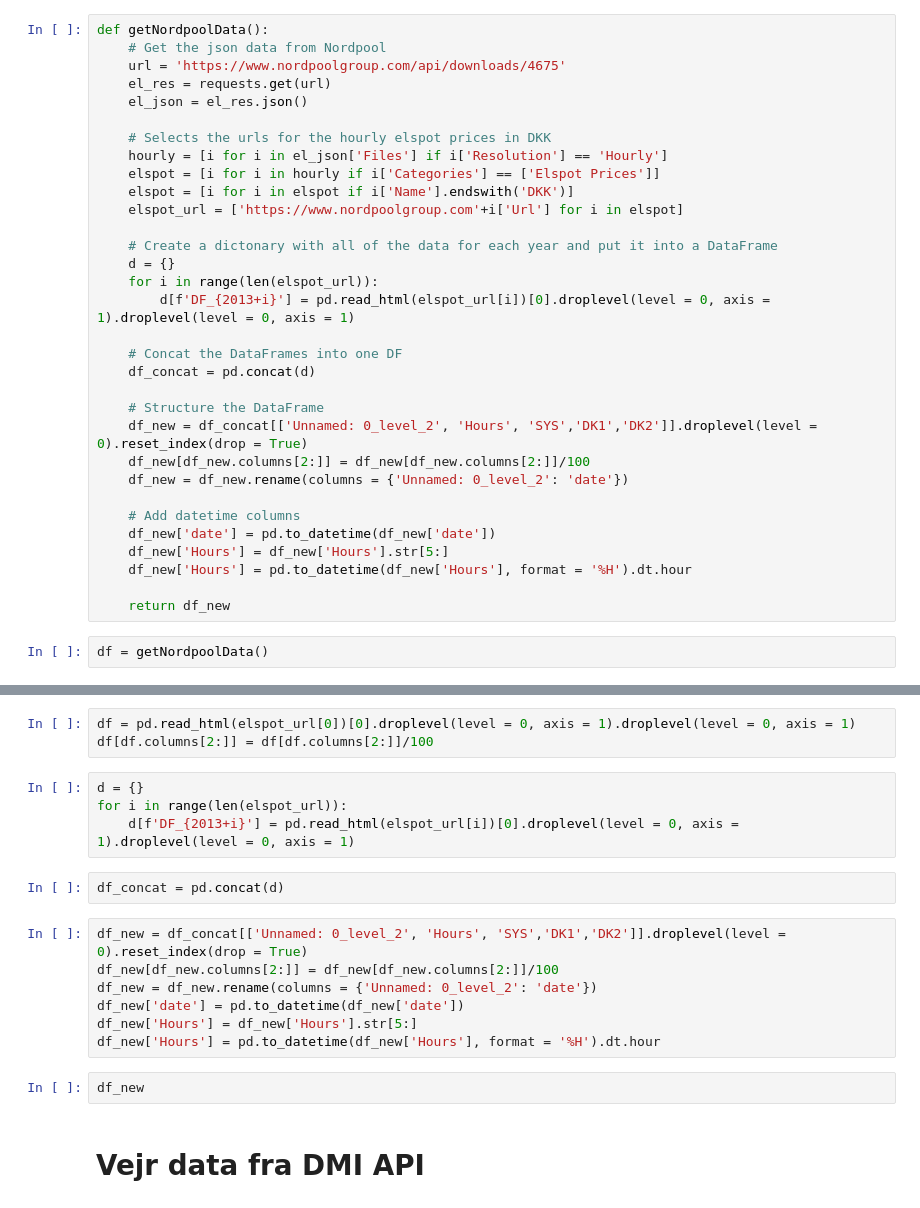
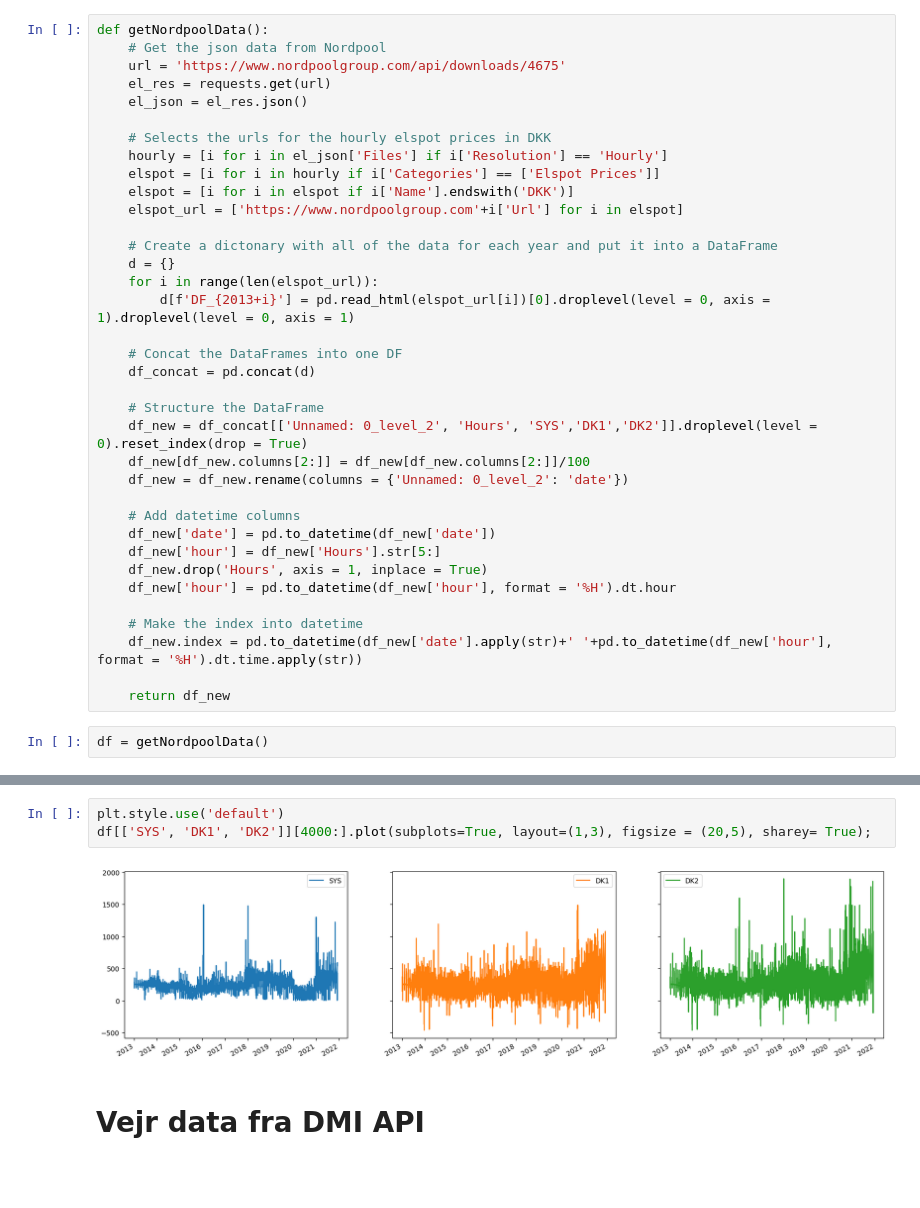
Before and after one commit to sjhpol/ISDS_arbejde, a Jupyter notebook: Exam/exam_project.ipynb, the cells around one changed output, grey strips where cells are left out. Cells and saved outputs as stored; diff of their text form; blank space fills up the shorter version.

```diff
--- a/Exam/exam_project.ipynb
+++ b/Exam/exam_project.ipynb
@@ -47,8 +48,12 @@ def getNordpoolData():
 
     # Add datetime columns
     df_new['date'] = pd.to_datetime(df_new['date'])
-    df_new['Hours'] = df_new['Hours'].str[5:]
-    df_new['Hours'] = pd.to_datetime(df_new['Hours'], format = '%H').dt.hour
+    df_new['hour'] = df_new['Hours'].str[5:]
+    df_new.drop('Hours', axis = 1, inplace = True)
+    df_new['hour'] = pd.to_datetime(df_new['hour'], format = '%H').dt.hour
+
+    # Make the index into datetime
+    df_new.index = pd.to_datetime(df_new['date'].apply(str)+' '+pd.to_datetime(df_new['hour'], format = '%H').dt.time.apply(str))
 
     return df_new
 # %%
@@ -71,21 +61,8 @@ Name: date, Length: 71512, dtype: datetime64[ns]
-# %%
-df = pd.read_html(elspot_url[0])[0].droplevel(level = 0, axis = 1).droplevel(level = 0, axis = 1)
-df[df.columns[2:]] = df[df.columns[2:]]/100
-# %%
-d = {}
-for i in range(len(elspot_url)):
-    d[f'DF_{2013+i}'] = pd.read_html(elspot_url[i])[0].droplevel(level = 0, axis = 1).droplevel(level = 0, axis = 1)
-# %%
-df_concat = pd.concat(d)
-# %%
-df_new = df_concat[['Unnamed: 0_level_2', 'Hours', 'SYS','DK1','DK2']].droplevel(level = 0).reset_index(drop = True)
-df_new[df_new.columns[2:]] = df_new[df_new.columns[2:]]/100
-df_new = df_new.rename(columns = {'Unnamed: 0_level_2': 'date'})
-df_new['date'] = pd.to_datetime(df_new['date'])
-df_new['Hours'] = df_new['Hours'].str[5:]
-df_new['Hours'] = pd.to_datetime(df_new['Hours'], format = '%H').dt.hour
-# %%
-df_new
+# %%
+plt.style.use('default')
+df[['SYS', 'DK1', 'DK2']][4000:].plot(subplots=True, layout=(1,3), figsize = (20,5), sharey= True);
+# %% [output]
+[figure, added]
 # %% [markdown]
 # Vejr data fra DMI API
 # %%
```
Also changed, not shown: parts of 21 cells of this notebook.
